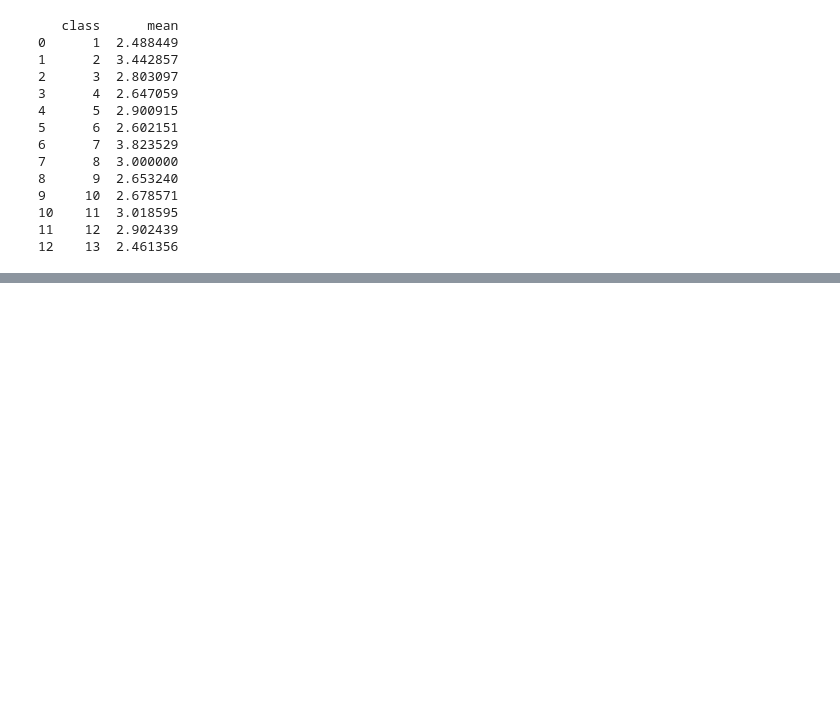
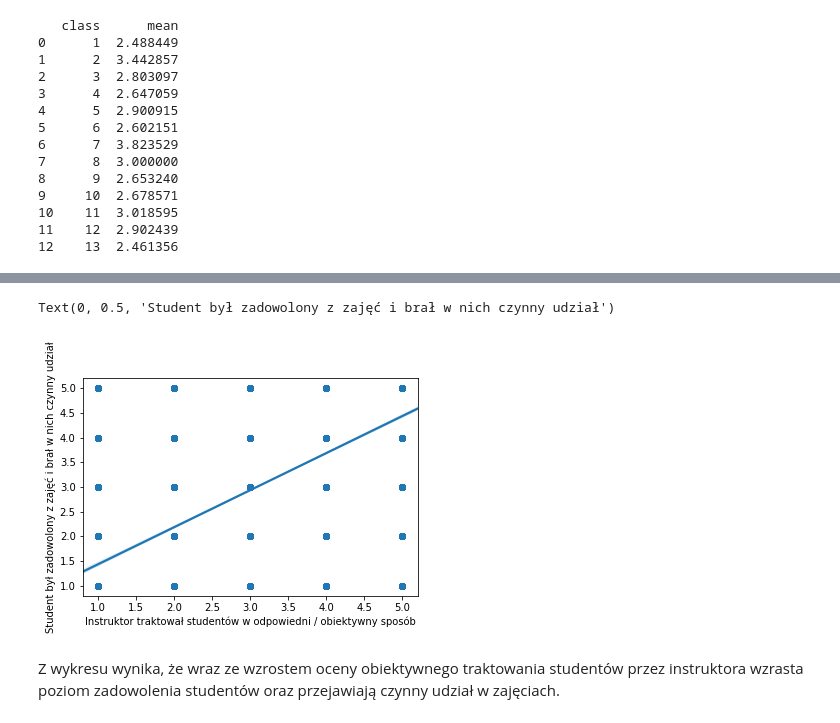
Before and after one commit to lukaszszy/data-mining, a Jupyter notebook: Projekt.ipynb, the cells around one changed output, grey strips where cells are left out. Cells and saved outputs as stored; diff of their text form; code cells hidden in the pictures; blank space fills up the shorter version.

```diff
--- a/Projekt.ipynb
+++ b/Projekt.ipynb
@@ -143,0 +161,9 @@ Text(0, 0.5, 'Mean')
+# %%
+plot4 = sns.regplot(r['Q28'], r['Q9'])
+plot4.set_xlabel('Instruktor traktował studentów w odpowiedni / obiektywny sposób')
+plot4.set_ylabel('Student był zadowolony z zajęć i brał w nich czynny udział')
+# %% [output]
+Text(0, 0.5, 'Student był zadowolony z zajęć i brał w nich czynny udział')
+[figure, added]
+# %% [markdown]
+Z wykresu wynika, że wraz ze wzrostem oceny obiektywnego traktowania studentów przez instruktora wzrasta poziom zadowolenia studentów oraz przejawiają czynny udział w zajęciach.
```
Also changed, not shown: parts of 11 cells of this notebook.
